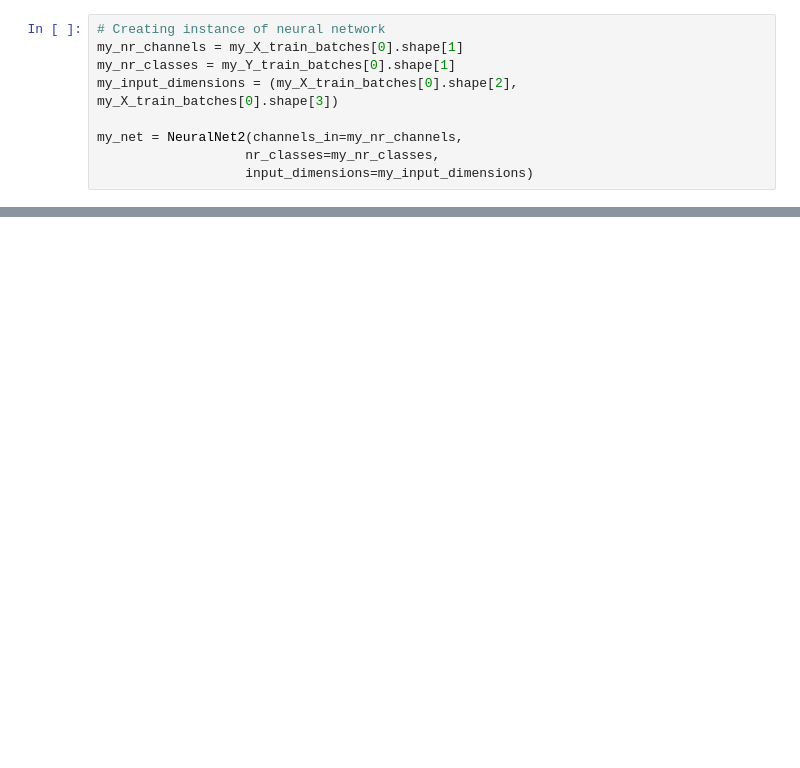
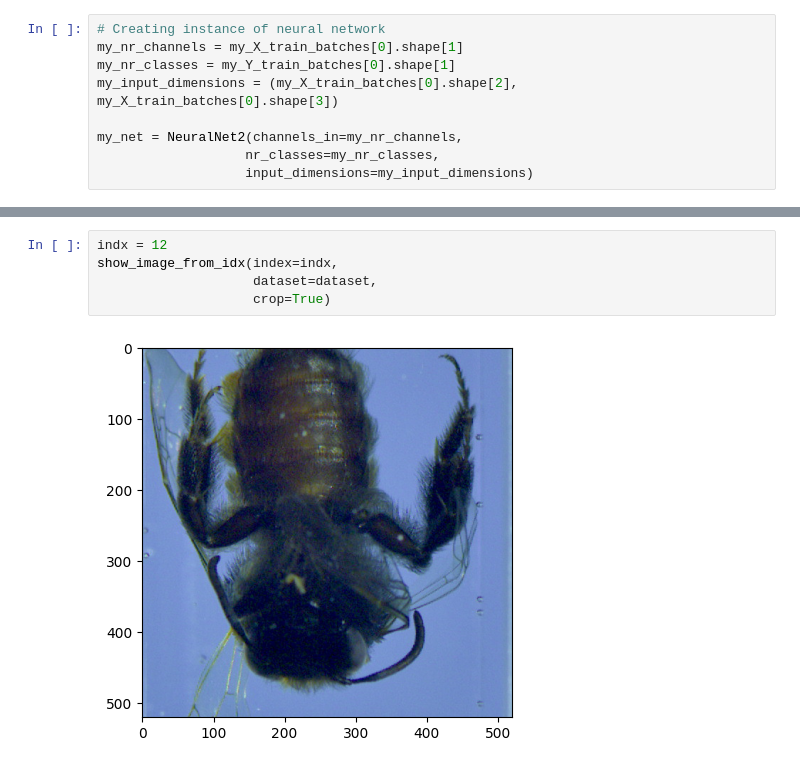
Before and after one commit to seba2390/DeepLearning2022, a Jupyter notebook: Aflevering 1/main.ipynb, the cells around one changed output, grey strips where cells are left out. Cells and saved outputs as stored; diff of their text form; blank space fills up the shorter version.

```diff
--- a/Aflevering 1/main.ipynb
+++ b/Aflevering 1/main.ipynb
@@ -854,0 +96,7 @@ test_model(my_net,prepped_data,3)
+# %%
+indx = 12
+show_image_from_idx(index=indx,
+                    dataset=dataset,
+                    crop=True)
+# %% [output]
+[figure, added]
```
Also changed, not shown: parts of 12 cells of this notebook, 4 other files.
